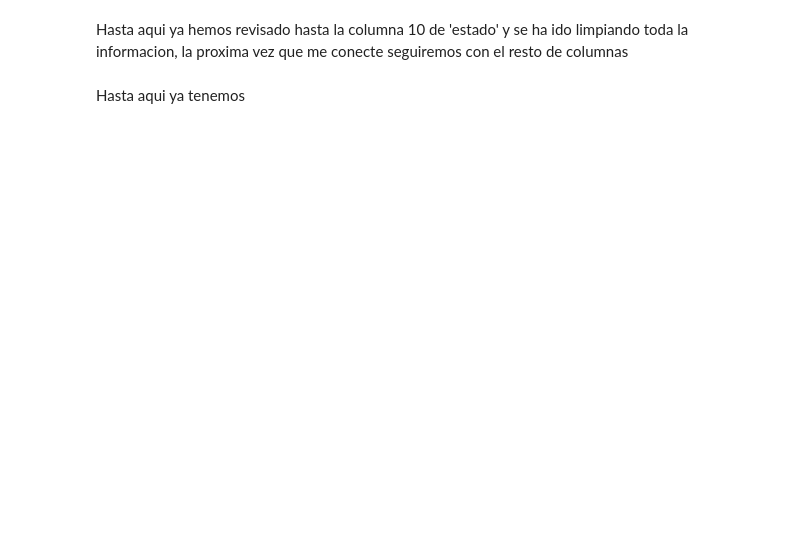
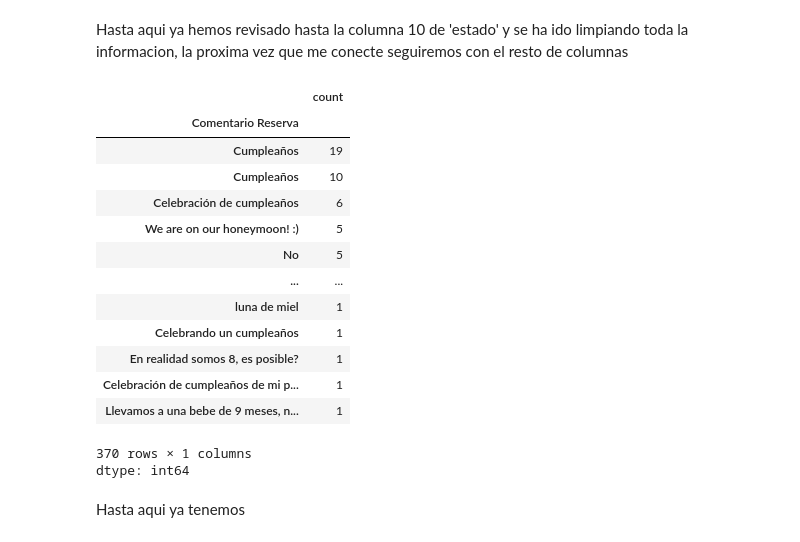
Before and after one commit to salazarcristian1014/restaurant-cancelation-project, a Jupyter notebook: notebooks/01_data_cleaning_and_optimization.ipynb, the cells around one changed output. Saved outputs shown, nothing was run; the diff lists cells and outputs as text; code cells hidden in the pictures; blank space fills up the shorter version.

```diff
--- a/notebooks/01_data_cleaning_and_optimization.ipynb
+++ b/notebooks/01_data_cleaning_and_optimization.ipynb
@@ -554,6 +559,11 @@ df['estado'].value_counts()
 | Confirmada | 2616 |
 | Cancelada | 598 |
 dtype: int64
+# %%
+# Teniendo en cuenta que la columna 'Observación al cancelar' ya la usamos para cruzar los datos con 'estado' y que solo tiene 23 datos
+# de mas de 3.000 reservas en total vamos a proceder a eliminarla
+
+df = df.drop(columns=['Observación al cancelar'])
 # %%
 df.info()
 # %% [output]
@@ -577,4 +587,22 @@ memory usage: 577.5+ KB
 # %% [markdown]
 Hasta aqui ya hemos revisado hasta la columna 10 de 'estado' y se ha ido limpiando toda la informacion, la proxima vez que me conecte seguiremos con el resto de columnas
+# %%
+df['Comentario Reserva'].value_counts()
+# %% [output]
+|  | count |
+| Comentario Reserva |  |
+| Cumpleaños | 19 |
+| Cumpleaños | 10 |
+| Celebración de cumpleaños | 6 |
+| We are on our honeymoon! :) | 5 |
+| No | 5 |
+| ... | ... |
+| luna de miel | 1 |
+| Celebrando un cumpleaños | 1 |
+| En realidad somos 8, es posible? | 1 |
+| Celebración de cumpleaños de mi p... | 1 |
+| Llevamos a una bebe de 9 meses, n... | 1 |
+370 rows × 1 columns
+dtype: int64
 # %% [markdown]
 Hasta aqui ya tenemos
```
Also changed, not shown: parts of 4 cells of this notebook.
